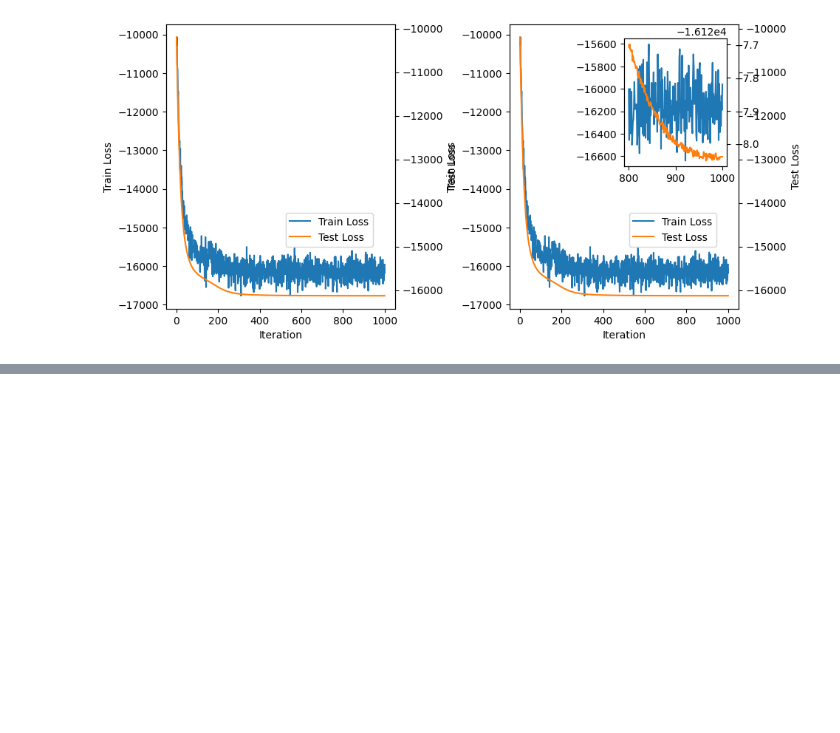
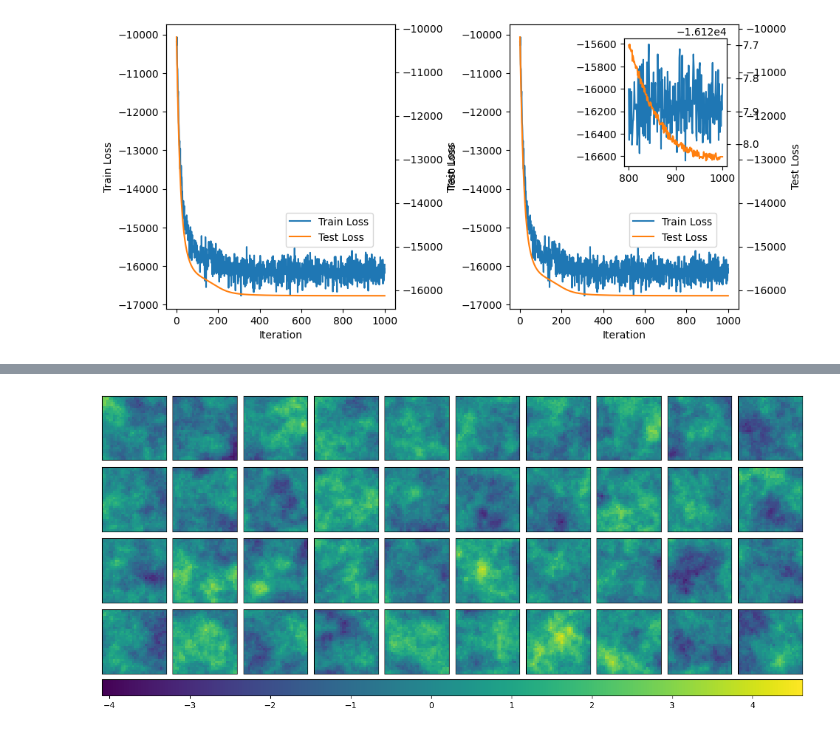
Before and after one commit to katzfuss-group/batram, a Jupyter notebook: notebooks/fit-shrinkage-tm.ipynb, the cells around one changed output, grey strips where cells are left out. Saved outputs shown, nothing was run; the diff lists cells and outputs as text; code cells hidden in the pictures; blank space fills up the shorter version.

```diff
--- a/notebooks/fit-shrinkage-tm.ipynb
+++ b/notebooks/fit-shrinkage-tm.ipynb
@@ -162,0 +149,15 @@ plt.show()
+# %%
+gspec = {"wspace": 0.1, "hspace": 0.1}
+fig, ax = plt.subplots(4, 10, figsize=(15, 6), gridspec_kw=gspec, squeeze=True)
+vmin, vmax = new_sample[:40].min(), new_sample[:40].max()
+for i in range(40):
+    _ = ax[i // 10, i % 10]
+    im = _.imshow(new_sample[i, locsorder.argsort()].reshape(num_locs, num_locs), vmin=vmin, vmax=vmax)
+    _.set_xticks([])
+    _.set_yticks([])
+fig.subplots_adjust(right=0.9)
+cbar = fig.add_axes([0.125, 0.05, 0.775, 0.045])
+fig.colorbar(im, cax=cbar, orientation="horizontal")
+plt.show()
+# %% [output]
+[figure, added]
```
Also changed, not shown: parts of 7 cells of this notebook, 1 other file.
